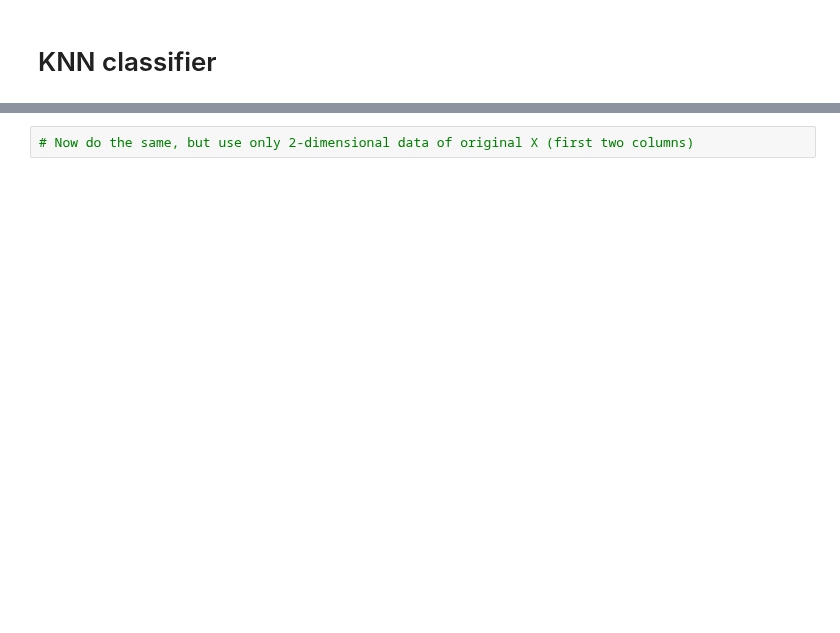
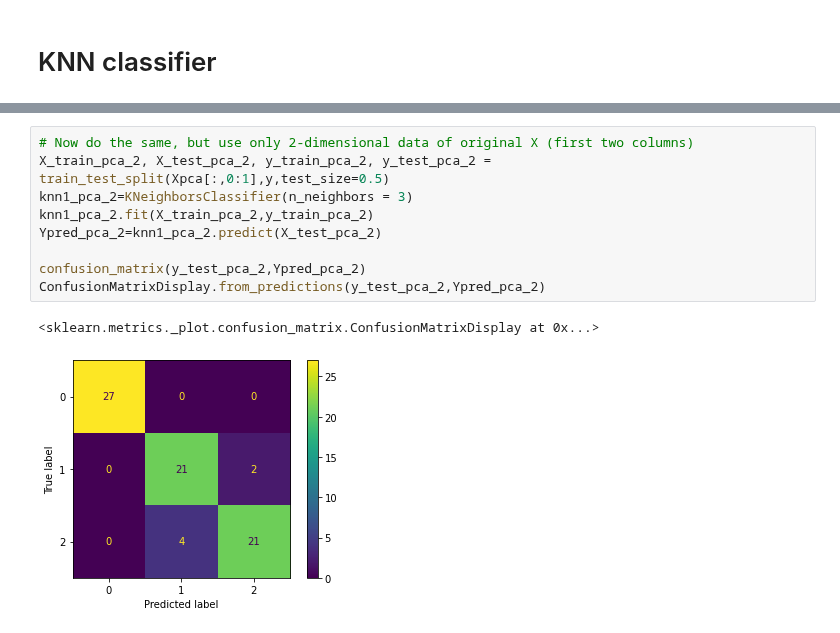
Before and after one commit to KassenBoyaubay/MPA-MLF-Exercises, a Jupyter notebook: Lab_04/PCA.ipynb, the cells around one changed output, grey strips where cells are left out. Cells and saved outputs as stored; diff of their text form; blank space fills up the shorter version.

```diff
--- a/Lab_04/PCA.ipynb
+++ b/Lab_04/PCA.ipynb
@@ -121,2 +174,12 @@ ConfusionMatrixDisplay.from_predictions(,)
 # %%
 # Now do the same, but use only 2-dimensional data of original X (first two columns)
+X_train_pca_2, X_test_pca_2, y_train_pca_2, y_test_pca_2 = train_test_split(Xpca[:,0:1],y,test_size=0.5)
+knn1_pca_2=KNeighborsClassifier(n_neighbors = 3)
+knn1_pca_2.fit(X_train_pca_2,y_train_pca_2)
+Ypred_pca_2=knn1_pca_2.predict(X_test_pca_2)
+
+confusion_matrix(y_test_pca_2,Ypred_pca_2)
+ConfusionMatrixDisplay.from_predictions(y_test_pca_2,Ypred_pca_2)
+# %% [output]
+<sklearn.metrics._plot.confusion_matrix.ConfusionMatrixDisplay at 0x...>
+[figure, added]
```
Also changed, not shown: parts of 10 cells of this notebook.
